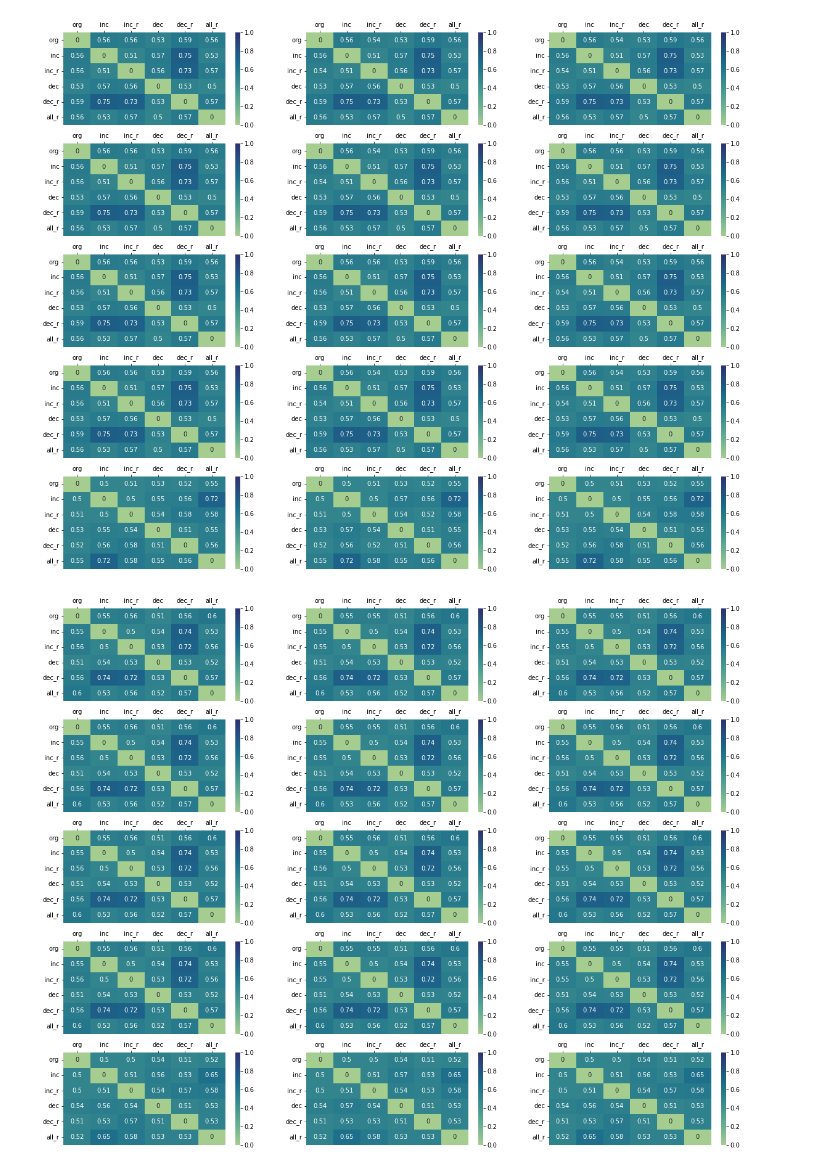
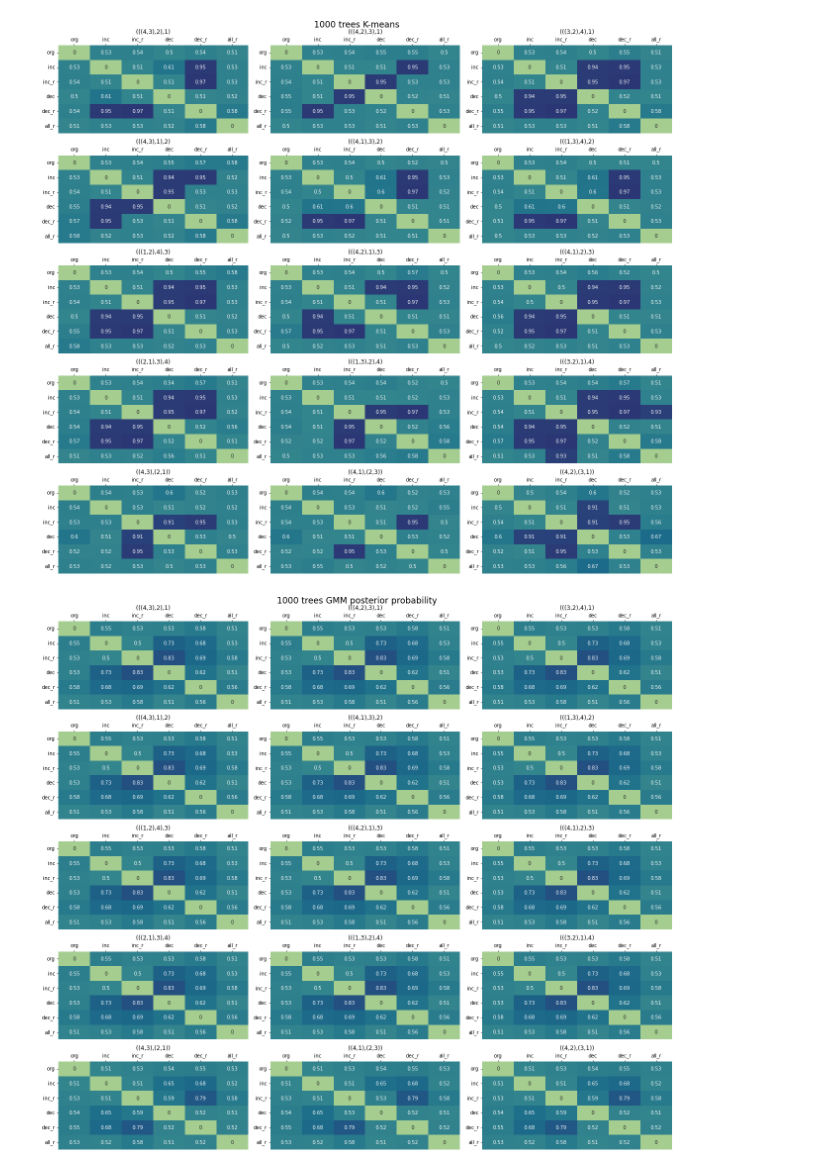
Before and after one commit to solislemuslab/PhyloClustering.jl, a Jupyter notebook: plot-heatmap.ipynb, the cells around one changed output. Saved outputs shown, nothing was run; the diff lists cells and outputs as text; code cells hidden in the pictures.

```diff
--- a/plot-heatmap.ipynb
+++ b/plot-heatmap.ipynb
@@ -55,20 +168,31 @@ plot_heatmap(dfs)
-# %%
-dfs = []
-for i in range(1,16):
-    df = pd.read_csv("./data/GMM_prob_4_tree_" + str(i) + ".csv")
-    df.columns = change
-    df.index = change
-    dfs.append(df)
-plot_heatmap(dfs)
-# %% [output]
-[figure, removed]
-# %%
-dfs = []
-for i in range(1,16):
-    df = pd.read_csv("./data/GMM_llpg_4_tree_" + str(i) + ".csv")
-    df.columns = change
-    df.index = change
-    dfs.append(df)
-plot_heatmap(dfs)
-# %% [output]
-[figure, removed]
+# %%
+change = ["org","inc","inc_r","dec","dec_r","all_r"]
+dfs = []
+for i in range(1,16):
+    df = pd.read_csv("./data/kmeans_4_tree_" + str(i) + "_1000.csv")
+    df.columns = change
+    df.index = change
+    dfs.append(df)
+
+plot_heatmap(dfs,trees,'1000 trees K-means')
+
+dfs = []
+for i in range(1,16):
+    df = pd.read_csv("./data/GMM_prob_4_tree_" + str(i) + "_1000.csv")
+    df.columns = change
+    df.index = change
+    dfs.append(df)
+
+plot_heatmap(dfs,trees,'1000 trees GMM posterior probability')
+
+dfs = []
+for i in range(1,16):
+    df = pd.read_csv("./data/GMM_llpg_4_tree_" + str(i) + "_1000.csv")
+    df.columns = change
+    df.index = change
+    dfs.append(df)
+
+plot_heatmap(dfs,trees,'1000 trees GMM log likelihood')
+# %% [output]
+[figure, added]
+[figure, added]
```
Also changed, not shown: parts of 11 cells of this notebook, 2 other files.
